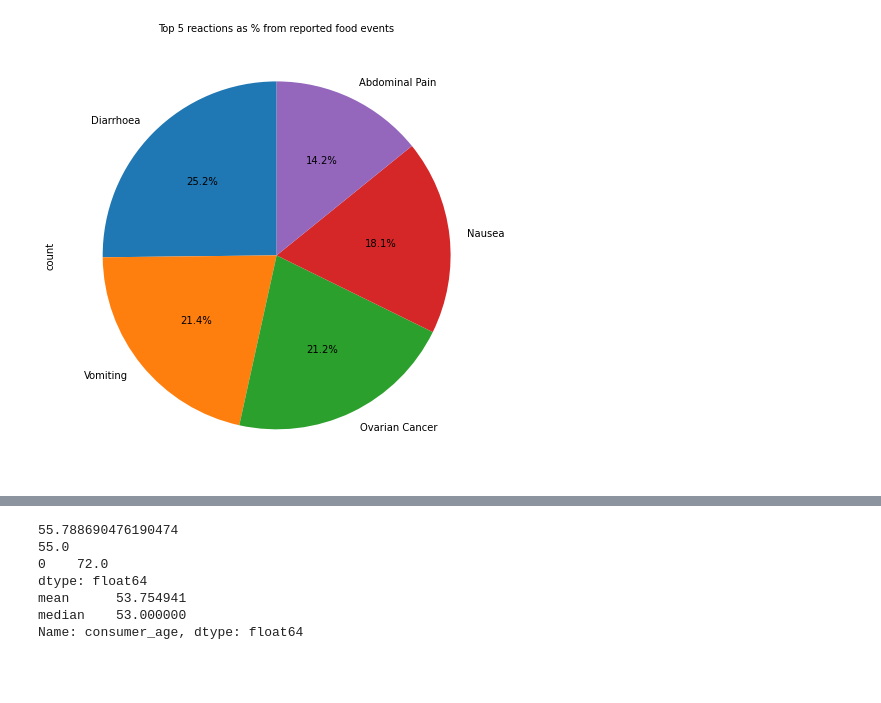
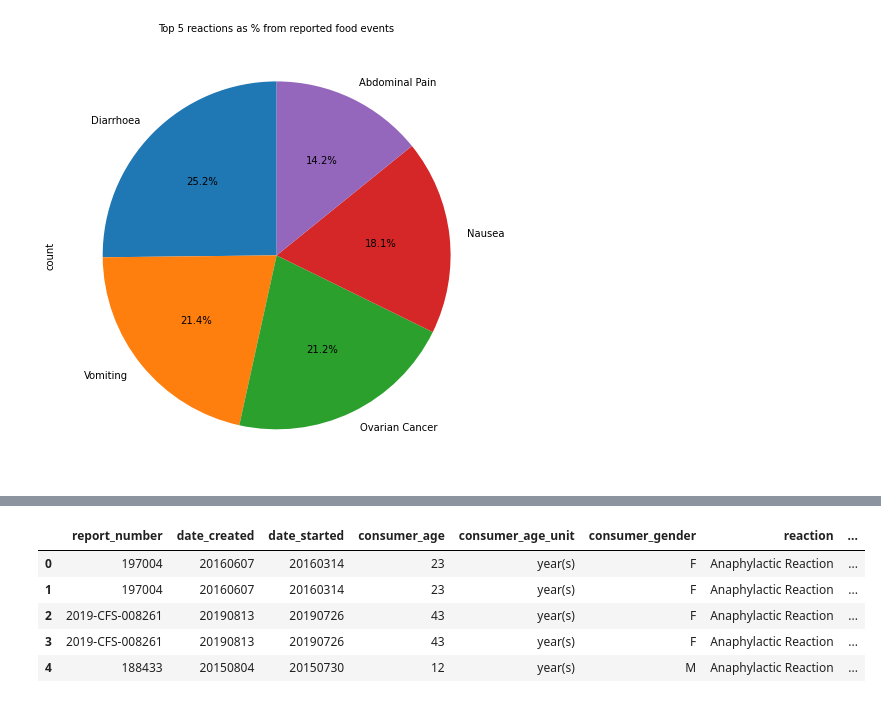
Before and after one commit to rooplaxmidesai/FDA_food, a Jupyter notebook: week_08_homework_project_latest.ipynb, the cells around one changed output, grey strips where cells are left out. Saved outputs shown, nothing was run; the diff lists cells and outputs as text; code cells hidden in the pictures; blank space fills up the shorter version.

```diff
--- a/week_08_homework_project_latest.ipynb
+++ b/week_08_homework_project_latest.ipynb
@@ -233,14 +219,0 @@ merged_reportno_df[(merged_reportno_df["consumer_age_unit"]=="year(s)")]
-# %%
-print(merged_reportno_df["consumer_age"].mean())
-print(merged_reportno_df["consumer_age"].median())
-print(merged_reportno_df["consumer_age"].mode())
-#Calculate mean and median of consumer_age for 'Cosmetics' industry
-print(merged_reportno_df[merged_reportno_df['industry_name'] == 'Cosmetics']["consumer_age"].agg(["mean","median"]))
-# %% [output]
-55.788690476190474
-55.0
-0    72.0
-dtype: float64
-mean      53.754941
-median    53.000000
-Name: consumer_age, dtype: float64
@@ -259,0 +227,12 @@ ax.grid(True)
+# %%
+merged_df = pd.merge(daterange_dfDict["report_df"],daterange_dfDict["reaction_df"].query("reaction == 'Anaphylactic Reaction'"),on="report_number")
+merged_df = pd.merge(merged_df,daterange_dfDict["outcome_df"],on="report_number",how='left')
+merged_df = pd.merge(merged_df,daterange_dfDict["product_df"],on="report_number",how='left')
+merged_df.head()
+# %% [output]
+|  | report_number | date_created | date_started | consumer_age | consumer_age_unit | consumer_gender | reaction | ... |
+| 0 | 197004 | 20160607 | 20160314 | 23 | year(s) | F | Anaphylactic Reaction | ... |
+| 1 | 197004 | 20160607 | 20160314 | 23 | year(s) | F | Anaphylactic Reaction | ... |
+| 2 | 2019-CFS-008261 | 20190813 | 20190726 | 43 | year(s) | F | Anaphylactic Reaction | ... |
+| 3 | 2019-CFS-008261 | 20190813 | 20190726 | 43 | year(s) | F | Anaphylactic Reaction | ... |
+| 4 | 188433 | 20150804 | 20150730 | 12 | year(s) | M | Anaphylactic Reaction | ... |
```
Also changed, not shown: parts of 23 cells of this notebook.
